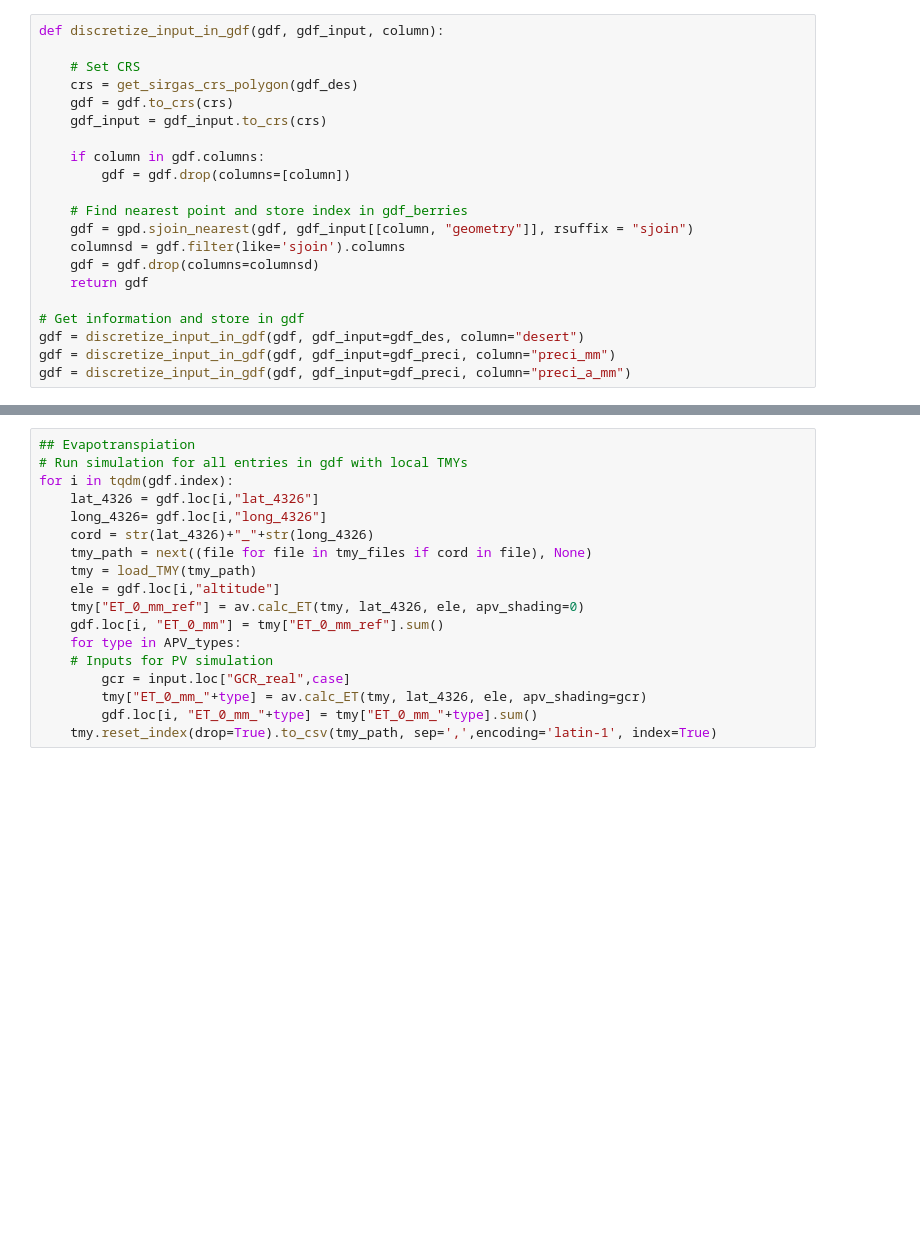
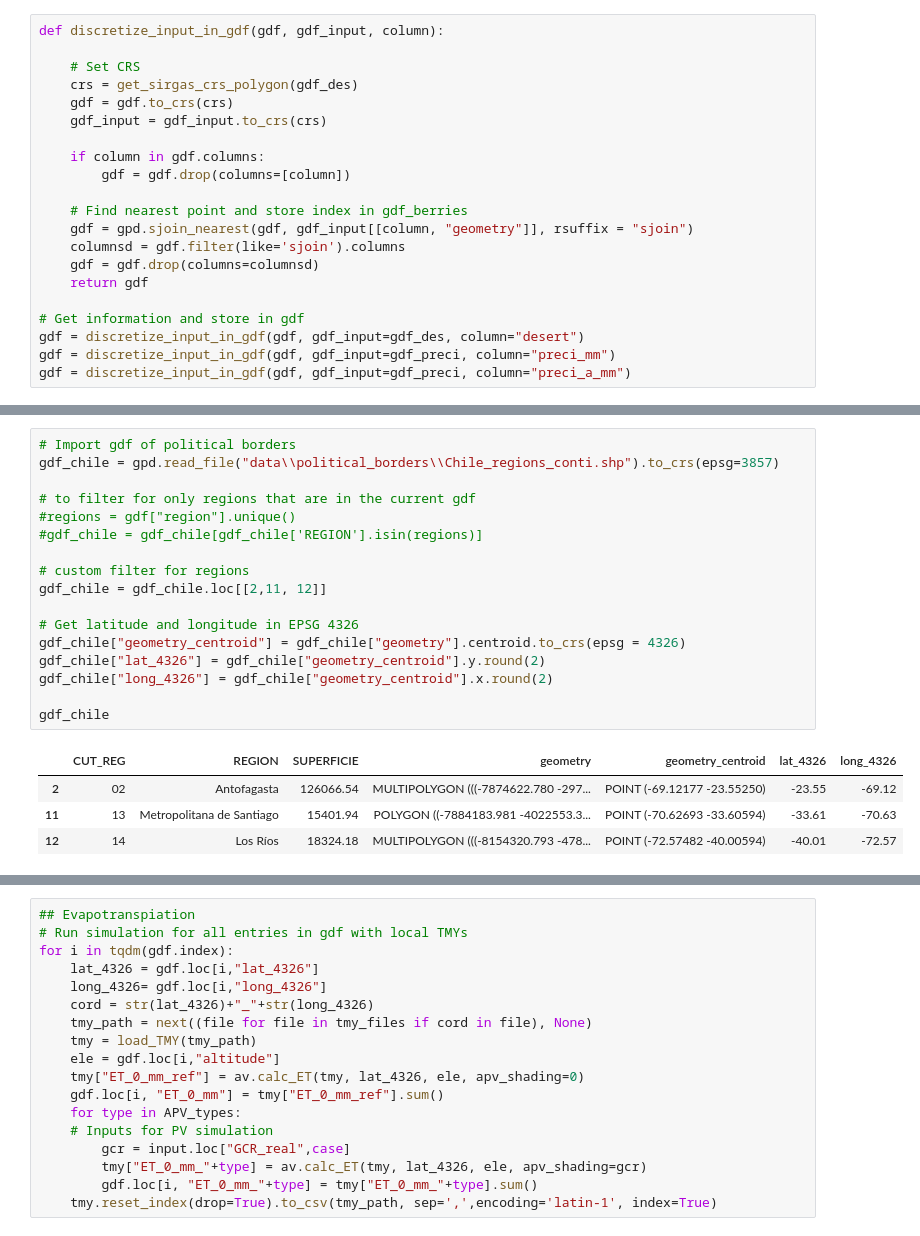
Before and after one commit to dvdjng/CSET_AV_Chile, a Jupyter notebook: AV_Chile_Analisis.ipynb, the cells around one changed output, grey strips where cells are left out. Drawn from its saved outputs; the diff is of its cells as text; blank space fills up the shorter version.

```diff
--- a/AV_Chile_Analisis.ipynb
+++ b/AV_Chile_Analisis.ipynb
@@ -442,0 +475,22 @@ input
+# %%
+# Import gdf of political borders
+gdf_chile = gpd.read_file("data\\political_borders\\Chile_regions_conti.shp").to_crs(epsg=3857)
+
+# to filter for only regions that are in the current gdf
+#regions = gdf["region"].unique()
+#gdf_chile = gdf_chile[gdf_chile['REGION'].isin(regions)]
+
+# custom filter for regions
+gdf_chile = gdf_chile.loc[[2,11, 12]]
+
+# Get latitude and longitude in EPSG 4326
+gdf_chile["geometry_centroid"] = gdf_chile["geometry"].centroid.to_crs(epsg = 4326)
+gdf_chile["lat_4326"] = gdf_chile["geometry_centroid"].y.round(2)
+gdf_chile["long_4326"] = gdf_chile["geometry_centroid"].x.round(2)
+
+gdf_chile
+# %% [output]
+|  | CUT_REG | REGION | SUPERFICIE | geometry | geometry_centroid | lat_4326 | long_4326 |
+| 2 | 02 | Antofagasta | 126066.54 | MULTIPOLYGON (((-7874622.780 -297... | POINT (-69.12177 -23.55250) | -23.55 | -69.12 |
+| 11 | 13 | Metropolitana de Santiago | 15401.94 | POLYGON ((-7884183.981 -4022553.3... | POINT (-70.62693 -33.60594) | -33.61 | -70.63 |
+| 12 | 14 | Los Ríos | 18324.18 | MULTIPOLYGON (((-8154320.793 -478... | POINT (-72.57482 -40.00594) | -40.01 | -72.57 |
```
Also changed, not shown: parts of 23 cells of this notebook, 23 other files.
